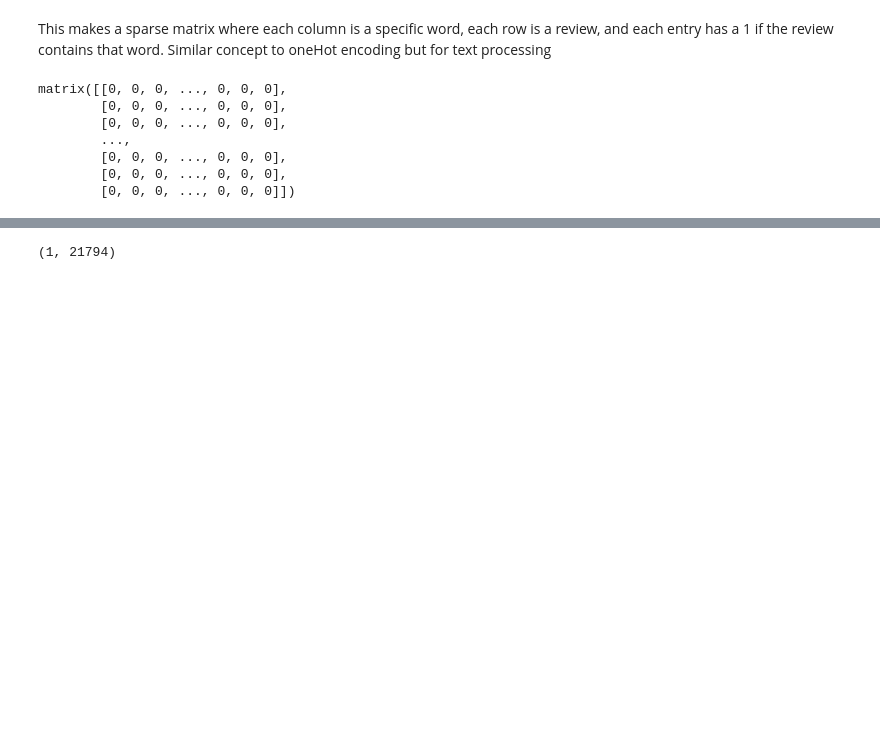
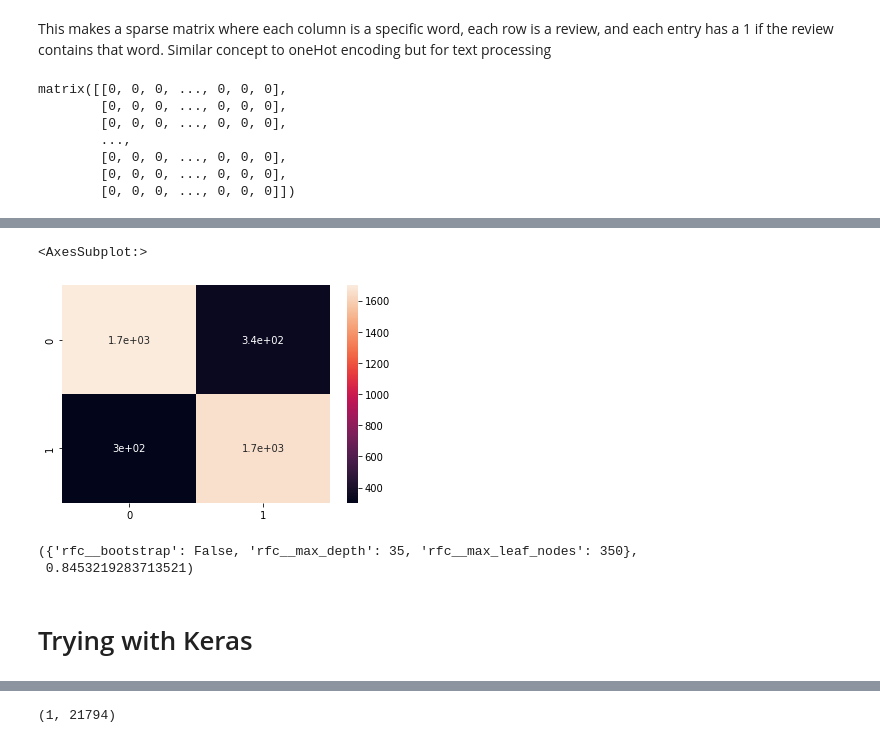
Before and after one commit to ShaneHoughton/movie_review_ml, a Jupyter notebook: final_project.ipynb, the cells around one changed output, grey strips where cells are left out. Drawn from its saved outputs; the diff is of its cells as text; code cells hidden in the pictures; blank space fills up the shorter version.

```diff
--- a/final_project.ipynb
+++ b/final_project.ipynb
@@ -314,3 +451,29 @@ Accuracy for Log_Reg: 0.8669444444444444
+# %%
+cm = confusion_matrix(predicted, y_valid_int)
+sns.heatmap(cm, annot=True)
+# %% [output]
+<AxesSubplot:>
+[figure, added]
+# %%
+rf_param_grid = [
+    {'rfc__bootstrap': [True, False],
+    'rfc__max_depth': [20,25,30,35],
+    'rfc__max_leaf_nodes': [200,350,500]
+    }
+]
+rf_search = GridSearchCV(
+    rfc_clf, rf_param_grid,
+    cv=5, scoring='f1',
+    n_jobs=-1
+)
+rf_search.fit(X_train['review'], y_train_int)
+rf_search.best_params_, rf_search.best_score_
+# %% [output]
+({'rfc__bootstrap': False, 'rfc__max_depth': 35, 'rfc__max_leaf_nodes': 350},
+ 0.8453219283713521)
+# %% [markdown]
+Trying with Keras
+================
 # %%
 y_train_int = np.where(y_train == 'positive', 1, 0)
 y_test_int = np.where(y_test == 'positive', 1, 0)
```
Also changed, not shown: parts of 61 cells of this notebook, 2 other files.
